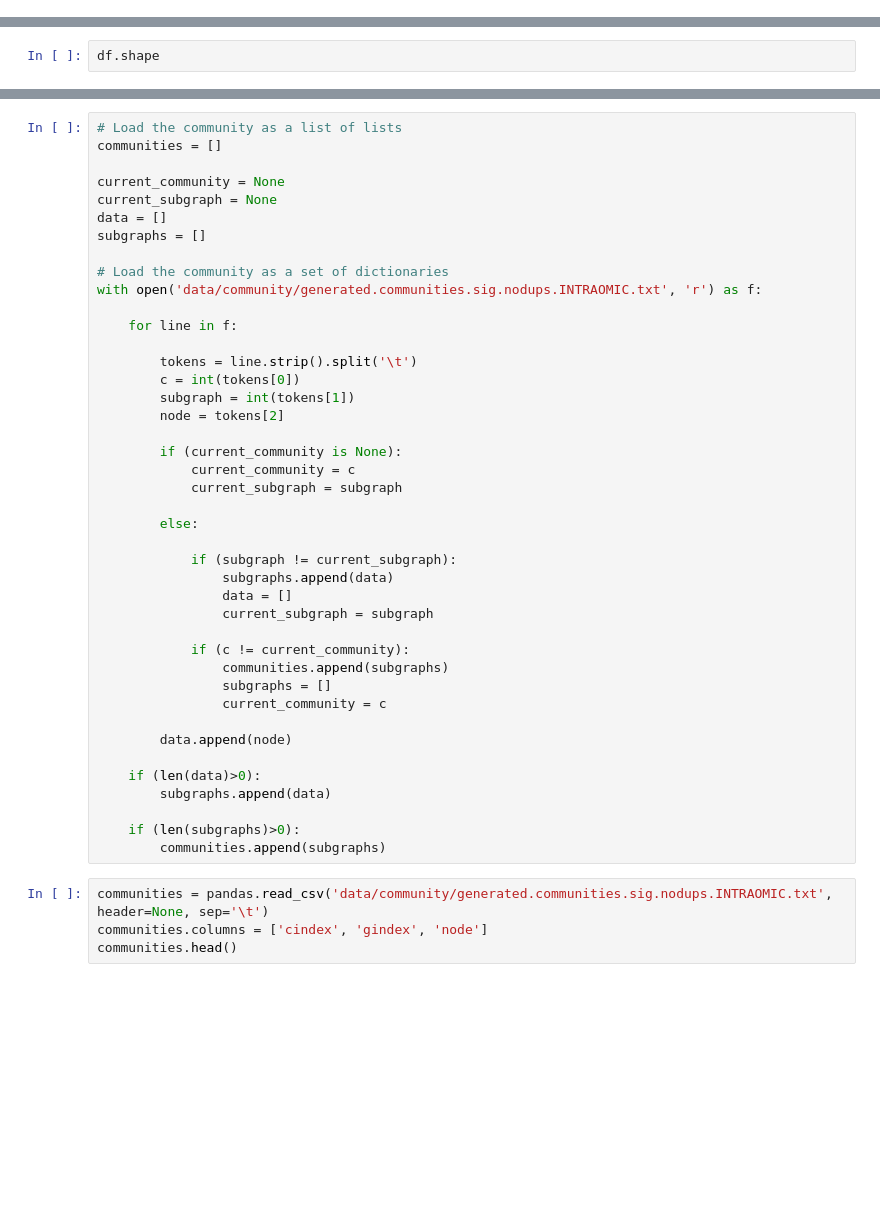
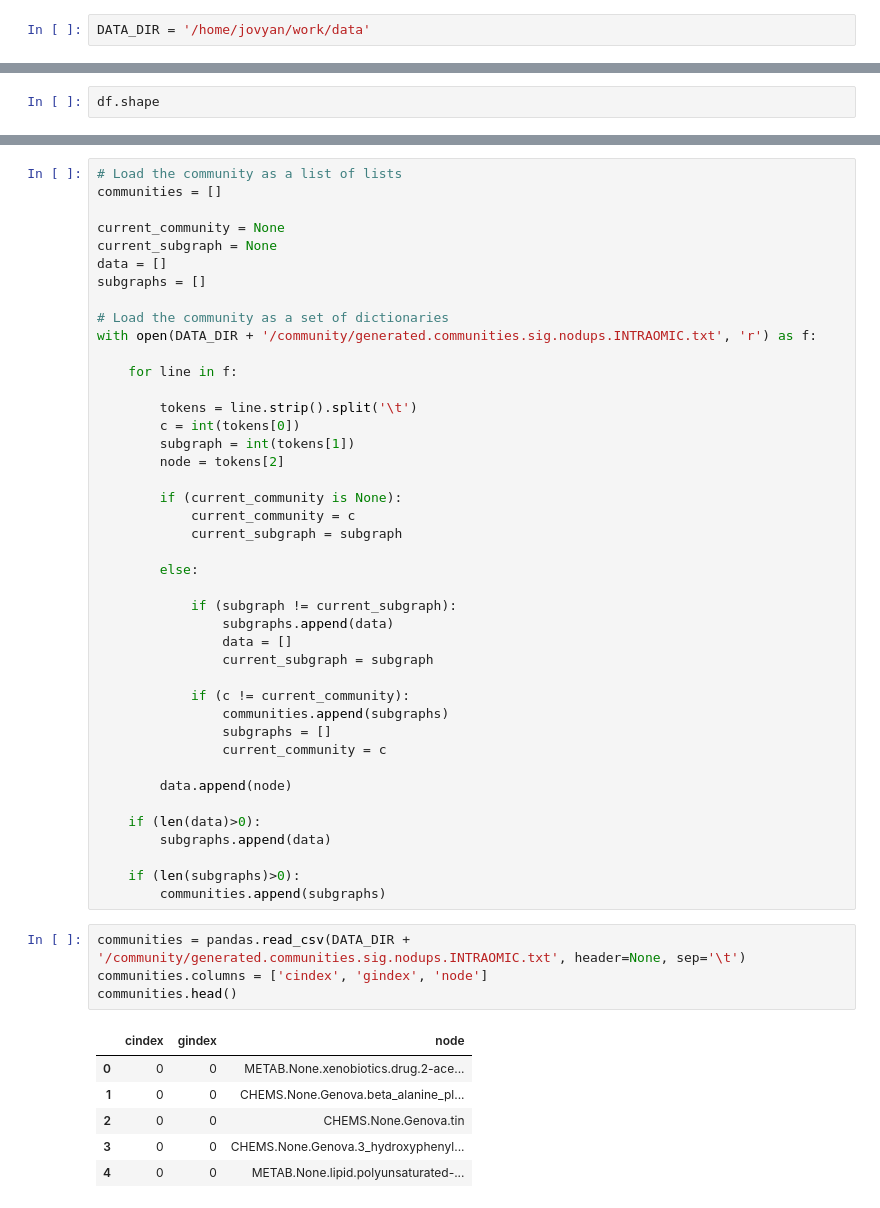
Before and after one commit to isb-hds/p100-network-code, a Jupyter notebook: Community Generation.ipynb, the cells around one changed output, grey strips where cells are left out. Cells and saved outputs as stored; diff of their text form; blank space fills up the shorter version.

```diff
--- a/Community Generation.ipynb
+++ b/Community Generation.ipynb
@@ -78,4 +82,6 @@ def _select_substring( res, substring ):
         sel = sel | (res.annotations_1 == an)
         sel = sel | (res.annotations_2 == an)
     return sel
+# %%
+DATA_DIR = '/home/jovyan/work/data'
 # %%
@@ -355,7 +361,7 @@ data = []
 subgraphs = []
 
 # Load the community as a set of dictionaries
-with open('data/community/generated.communities.sig.nodups.INTRAOMIC.txt', 'r') as f:
+with open(DATA_DIR + '/community/generated.communities.sig.nodups.INTRAOMIC.txt', 'r') as f:
 
     for line in f:
 
@@ -388,6 +394,13 @@ with open('data/community/generated.communities.sig.nodups.INTRAOMIC.txt', 'r')
     if (len(subgraphs)>0):
         communities.append(subgraphs)
 # %%
-communities = pandas.read_csv('data/community/generated.communities.sig.nodups.INTRAOMIC.txt', header=None, sep='\t')
+communities = pandas.read_csv(DATA_DIR + '/community/generated.communities.sig.nodups.INTRAOMIC.txt', header=None, sep='\t')
 communities.columns = ['cindex', 'gindex', 'node']
 communities.head()
+# %% [output]
+|  | cindex | gindex | node |
+| 0 | 0 | 0 | METAB.None.xenobiotics.drug.2-ace... |
+| 1 | 0 | 0 | CHEMS.None.Genova.beta_alanine_pl... |
+| 2 | 0 | 0 | CHEMS.None.Genova.tin |
+| 3 | 0 | 0 | CHEMS.None.Genova.3_hydroxyphenyl... |
+| 4 | 0 | 0 | METAB.None.lipid.polyunsaturated-... |
```
Also changed, not shown: parts of 11 cells of this notebook, 4 other files.
